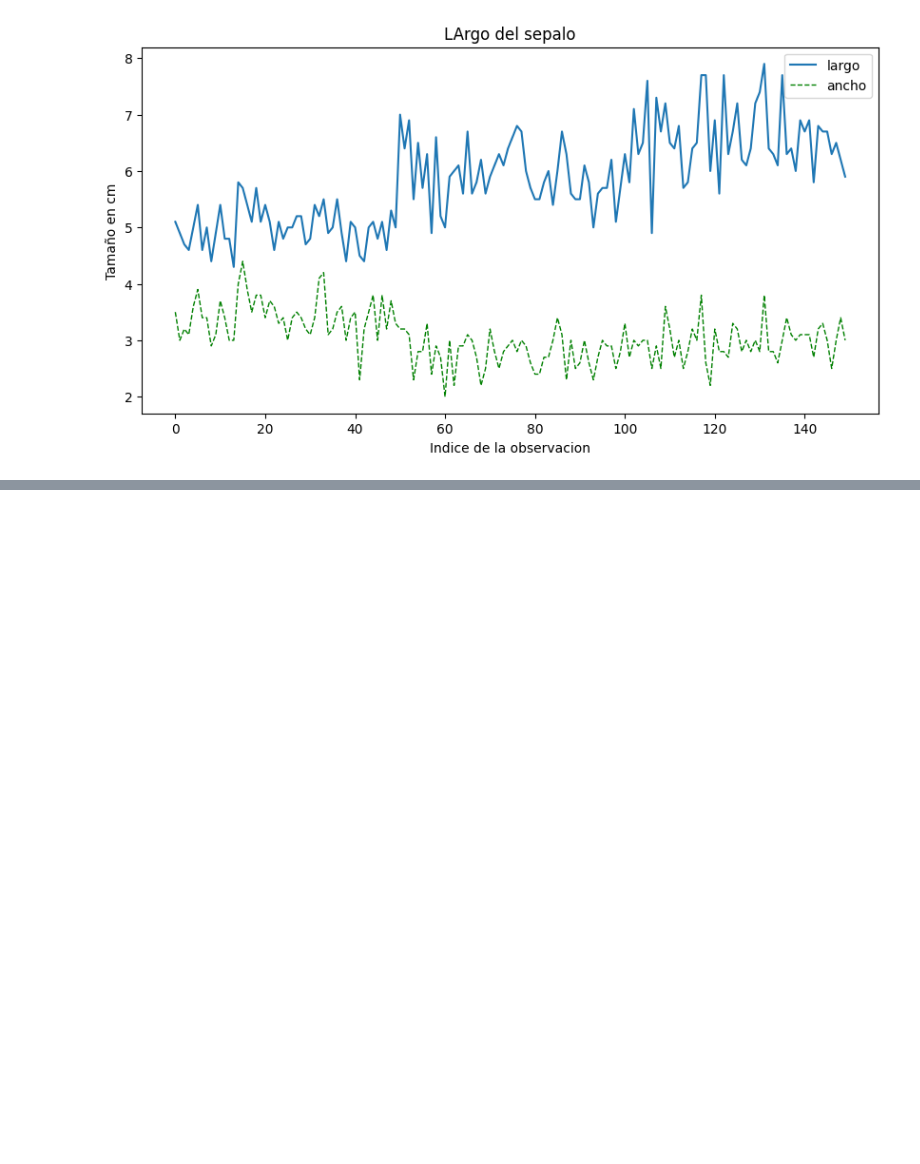
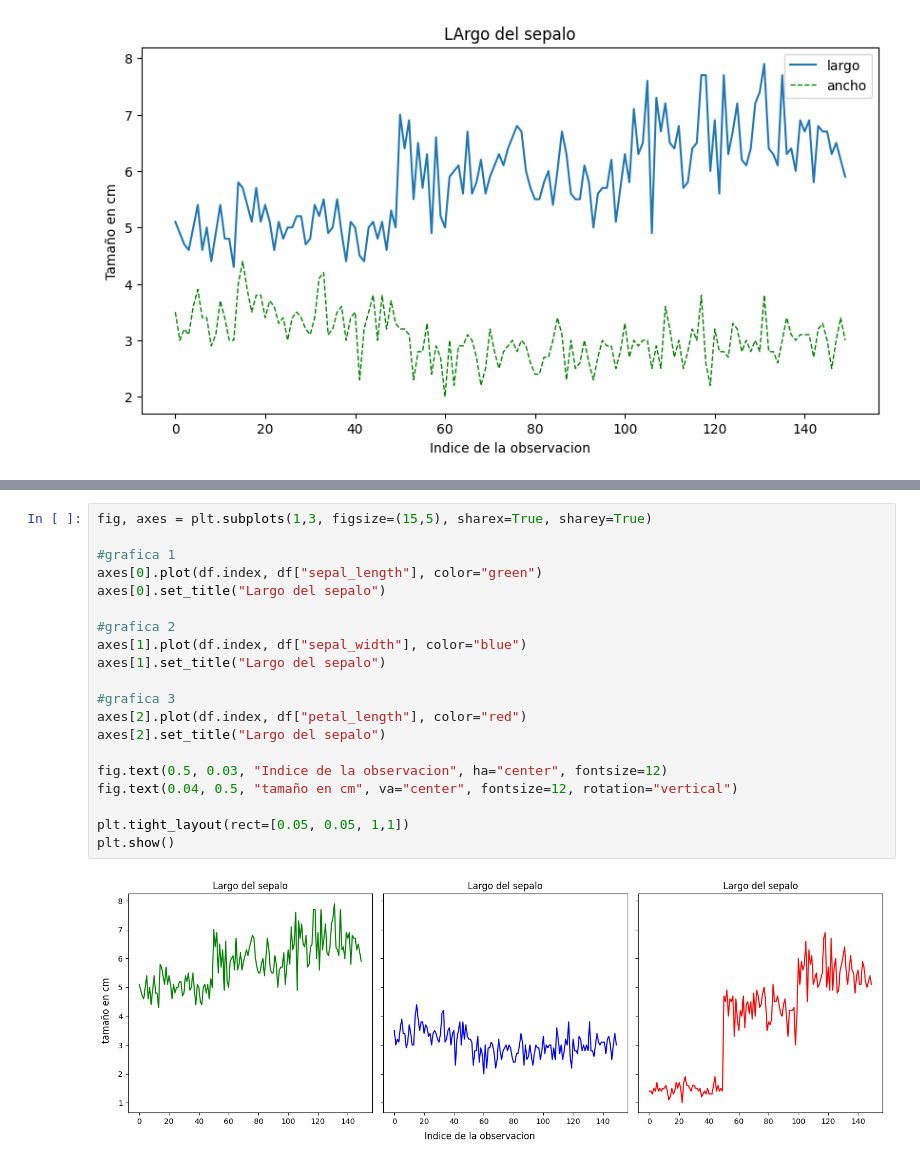
Before and after one commit to charlidev/visualizacion, a Jupyter notebook: visualizacion.ipynb, the cells around one changed output, grey strips where cells are left out. Cells and saved outputs as stored; diff of their text form; blank space fills up the shorter version.

```diff
--- a/visualizacion.ipynb
+++ b/visualizacion.ipynb
@@ -62,0 +92,22 @@ plt.show()
+# %%
+fig, axes = plt.subplots(1,3, figsize=(15,5), sharex=True, sharey=True)
+
+#grafica 1
+axes[0].plot(df.index, df["sepal_length"], color="green")
+axes[0].set_title("Largo del sepalo")
+
+#grafica 2
+axes[1].plot(df.index, df["sepal_width"], color="blue")
+axes[1].set_title("Largo del sepalo")
+
+#grafica 3
+axes[2].plot(df.index, df["petal_length"], color="red")
+axes[2].set_title("Largo del sepalo")
+
+fig.text(0.5, 0.03, "Indice de la observacion", ha="center", fontsize=12)
+fig.text(0.04, 0.5, "tamaño en cm", va="center", fontsize=12, rotation="vertical")
+
+plt.tight_layout(rect=[0.05, 0.05, 1,1])
+plt.show()
+# %% [output]
+[figure, added]
```
Also changed, not shown: parts of 35 cells of this notebook.
